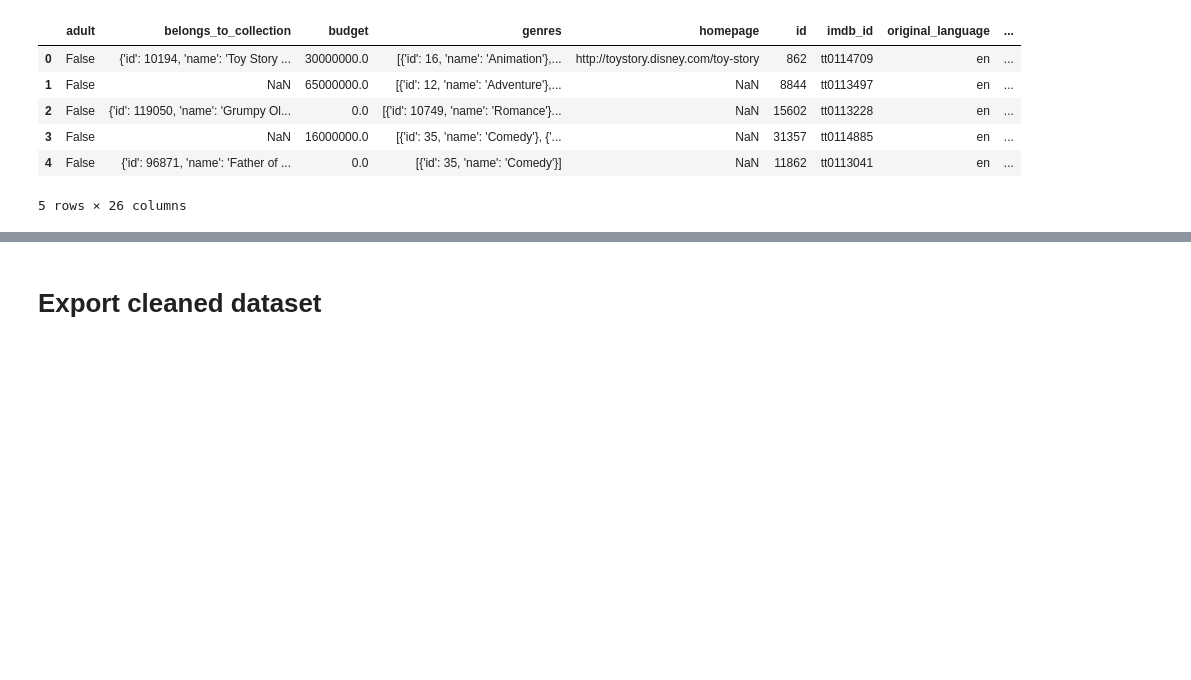
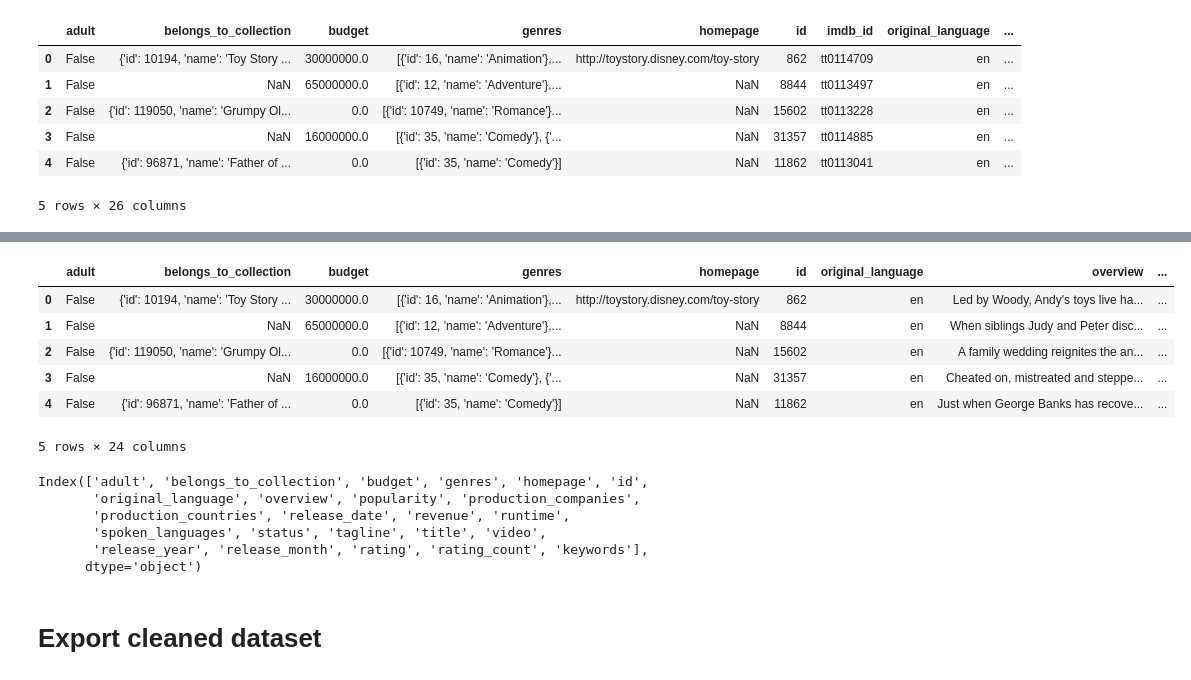
Before and after one commit to dyin4/CS6220, a Jupyter notebook: DataPreprocessing/Data_Preprocessing.ipynb, the cells around one changed output, grey strips where cells are left out. Saved outputs shown, nothing was run; the diff lists cells and outputs as text; code cells hidden in the pictures; blank space fills up the shorter version.

Commit message:
added keywords and meta data combined code

```diff
--- a/DataPreprocessing/Data_Preprocessing.ipynb
+++ b/DataPreprocessing/Data_Preprocessing.ipynb
@@ -205,0 +204,4 @@ KeyError: "['imdb_id' 'poster_path' 'original_title'] not found in axis"
+# %%
+# combine with keywords
+keywords = pd.read_csv('../data/keywords.csv')
+keywords.head()
@@ -205,0 +215,22 @@ KeyError: "['imdb_id' 'poster_path' 'original_title'] not found in axis"
+# %%
+keywords['id'] = keywords['id'].astype('int')
+df['id'] =df['id'].astype('int')
+df2 = df.merge(keywords, on='id')
+df2.head(
+# %% [output]
+|  | adult | belongs_to_collection | budget | genres | homepage | id | original_language | overview | ... |
+| 0 | False | {'id': 10194, 'name': 'Toy Story ... | 30000000.0 | [{'id': 16, 'name': 'Animation'},... | http://toystory.disney.com/toy-story | 862 | en | Led by Woody, Andy's toys live ha... | ... |
+| 1 | False | NaN | 65000000.0 | [{'id': 12, 'name': 'Adventure'},... | NaN | 8844 | en | When siblings Judy and Peter disc... | ... |
+| 2 | False | {'id': 119050, 'name': 'Grumpy Ol... | 0.0 | [{'id': 10749, 'name': 'Romance'}... | NaN | 15602 | en | A family wedding reignites the an... | ... |
+| 3 | False | NaN | 16000000.0 | [{'id': 35, 'name': 'Comedy'}, {'... | NaN | 31357 | en | Cheated on, mistreated and steppe... | ... |
+| 4 | False | {'id': 96871, 'name': 'Father of ... | 0.0 | [{'id': 35, 'name': 'Comedy'}] | NaN | 11862 | en | Just when George Banks has recove... | ... |
+5 rows × 24 columns
+# %%
+df2.columns
+# %% [output]
+Index(['adult', 'belongs_to_collection', 'budget', 'genres', 'homepage', 'id',
+       'original_language', 'overview', 'popularity', 'production_companies',
+       'production_countries', 'release_date', 'revenue', 'runtime',
+       'spoken_languages', 'status', 'tagline', 'title', 'video',
+       'release_year', 'release_month', 'rating', 'rating_count', 'keywords'],
+      dtype='object')
```
Also changed, not shown: parts of 4 cells of this notebook.
